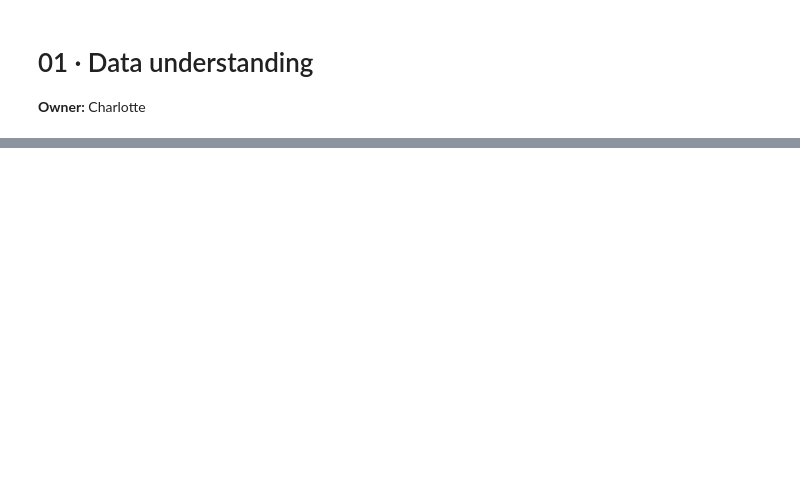
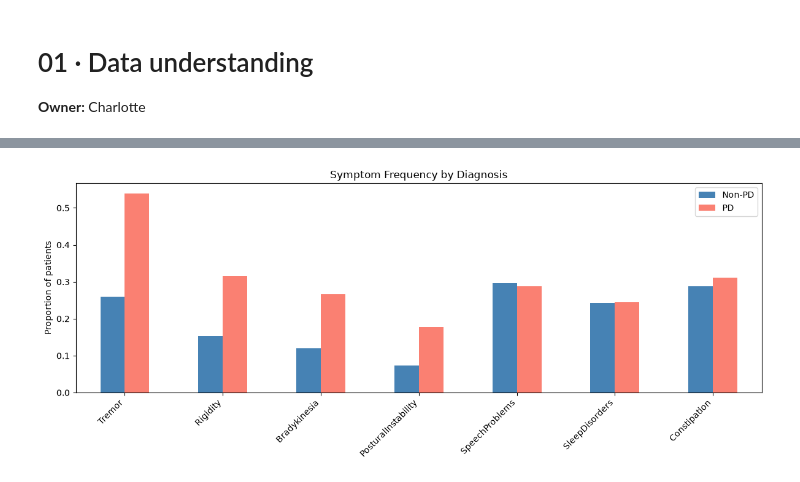
Before and after one commit to PrAnAvM5/Parkinson-Disease-Classification, a Jupyter notebook: notebooks/01_data_understanding.ipynb, the cells around one changed output, grey strips where cells are left out. Saved outputs shown, nothing was run; the diff lists cells and outputs as text; code cells hidden in the pictures; blank space fills up the shorter version.

```diff
--- a/notebooks/01_data_understanding.ipynb
+++ b/notebooks/01_data_understanding.ipynb
@@ -38,0 +103,20 @@ Name: count, dtype: int64
+# %%
+SYMPTOM_COLS = [
+    "Tremor", "Rigidity", "Bradykinesia",
+    "PosturalInstability", "SpeechProblems",
+    "SleepDisorders", "Constipation"
+]
+
+symptom_rates = df_train.groupby("Diagnosis")[SYMPTOM_COLS].mean()
+# print(symptom_rates)
+
+symptom_rates.T.plot(kind="bar", figsize=(12, 5), color=["steelblue", "salmon"])
+plt.title("Symptom Frequency by Diagnosis")
+plt.ylabel("Proportion of patients")
+plt.xticks(rotation=45, ha="right")
+plt.legend(["Non-PD", "PD"])
+plt.tight_layout()
+plt.savefig(os.path.join(FIG_PATH, "symptom_frequency.png"), dpi=150)
+plt.show()
+# %% [output]
+[figure, added]
```
Also changed, not shown: parts of 12 cells of this notebook, 8 other files.
